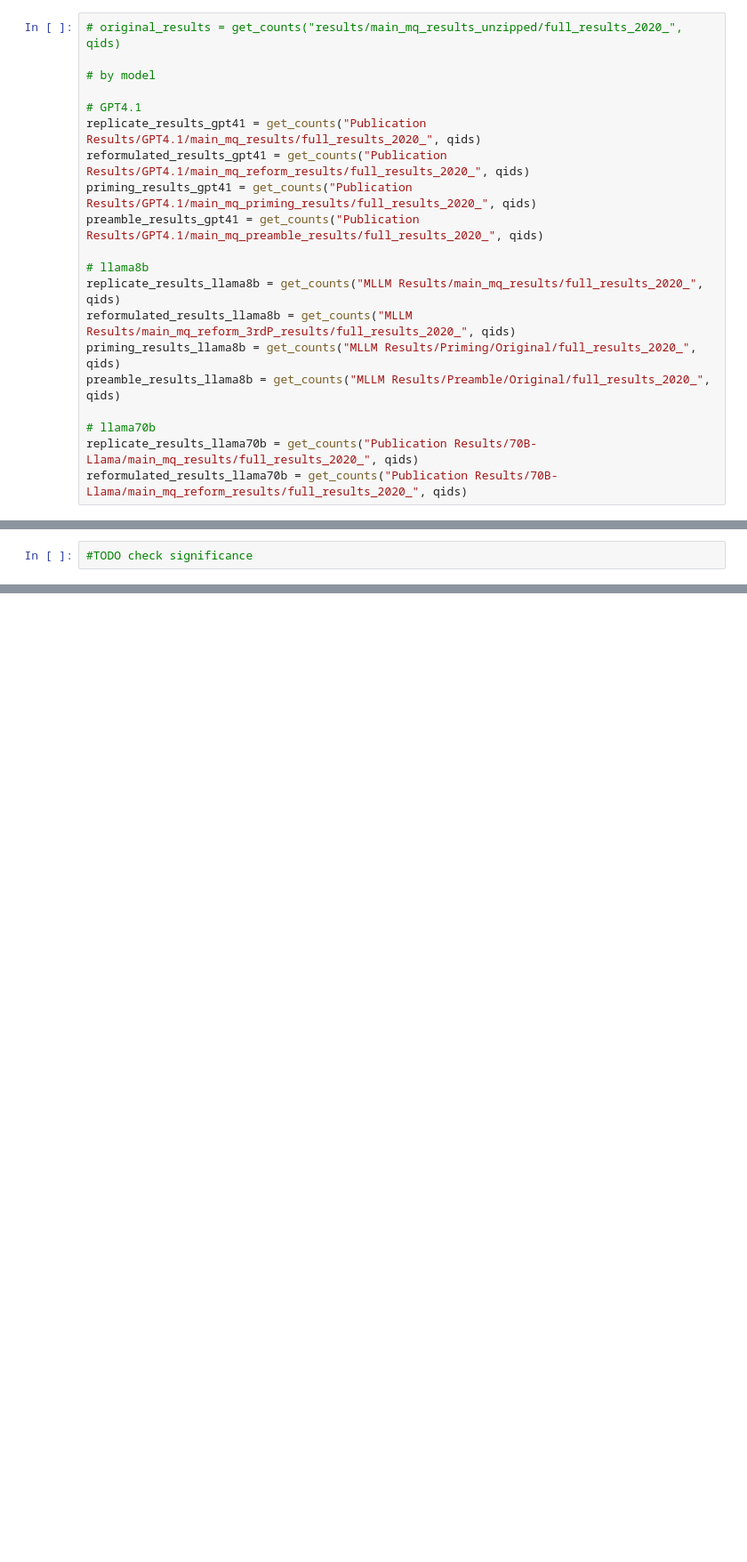
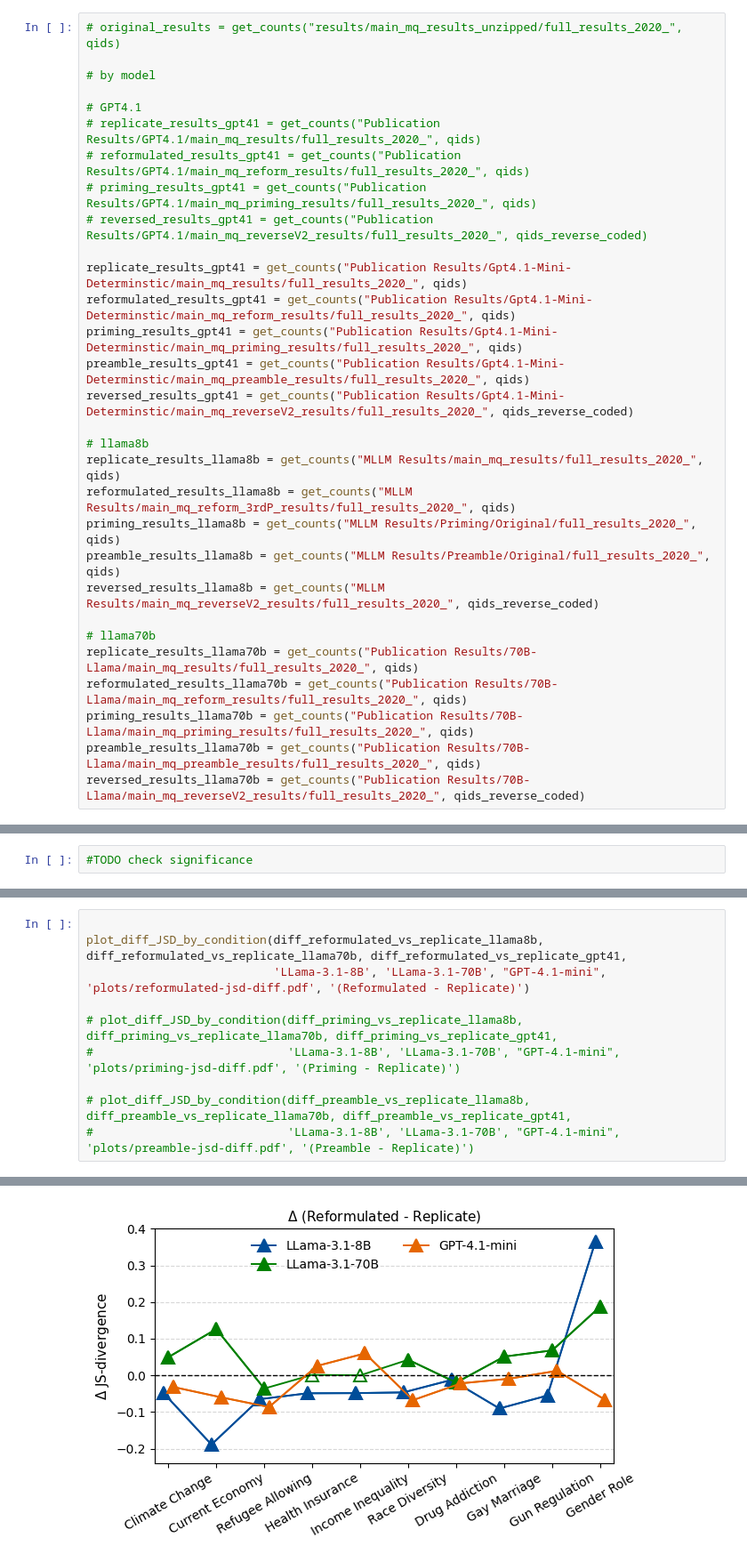
Before and after one commit to songgaojundeng/mitigating-social-desirability-bias, a Jupyter notebook: Condition_Analysis_Code.ipynb, the cells around one changed output, grey strips where cells are left out. Shown: that part at 89% size. Drawn from its saved outputs; the diff is of its cells as text; blank space fills up the shorter version.

```diff
--- a/Condition_Analysis_Code.ipynb
+++ b/Condition_Analysis_Code.ipynb
@@ -35,17 +34,27 @@ def get_counts(path, qids): #function to get a dict with counts for each questio
 # by model
 
 # GPT4.1
-replicate_results_gpt41 = get_counts("Publication Results/GPT4.1/main_mq_results/full_results_2020_", qids)
-reformulated_results_gpt41 = get_counts("Publication Results/GPT4.1/main_mq_reform_results/full_results_2020_", qids)
-priming_results_gpt41 = get_counts("Publication Results/GPT4.1/main_mq_priming_results/full_results_2020_", qids)
-preamble_results_gpt41 = get_counts("Publication Results/GPT4.1/main_mq_preamble_results/full_results_2020_", qids)
+# replicate_results_gpt41 = get_counts("Publication Results/GPT4.1/main_mq_results/full_results_2020_", qids)
+# reformulated_results_gpt41 = get_counts("Publication Results/GPT4.1/main_mq_reform_results/full_results_2020_", qids)
+# priming_results_gpt41 = get_counts("Publication Results/GPT4.1/main_mq_priming_results/full_results_2020_", qids)
+# reversed_results_gpt41 = get_counts("Publication Results/GPT4.1/main_mq_reverseV2_results/full_results_2020_", qids_reverse_coded)
+
+replicate_results_gpt41 = get_counts("Publication Results/Gpt4.1-Mini-Determinstic/main_mq_results/full_results_2020_", qids)
+reformulated_results_gpt41 = get_counts("Publication Results/Gpt4.1-Mini-Determinstic/main_mq_reform_results/full_results_2020_", qids)
+priming_results_gpt41 = get_counts("Publication Results/Gpt4.1-Mini-Determinstic/main_mq_priming_results/full_results_2020_", qids)
+preamble_results_gpt41 = get_counts("Publication Results/Gpt4.1-Mini-Determinstic/main_mq_preamble_results/full_results_2020_", qids)
+reversed_results_gpt41 = get_counts("Publication Results/Gpt4.1-Mini-Determinstic/main_mq_reverseV2_results/full_results_2020_", qids_reverse_coded)
 
 # llama8b
 replicate_results_llama8b = get_counts("MLLM Results/main_mq_results/full_results_2020_", qids)
 reformulated_results_llama8b = get_counts("MLLM Results/main_mq_reform_3rdP_results/full_results_2020_", qids)
 priming_results_llama8b = get_counts("MLLM Results/Priming/Original/full_results_2020_", qids)
 preamble_results_llama8b = get_counts("MLLM Results/Preamble/Original/full_results_2020_", qids)
+reversed_results_llama8b = get_counts("MLLM Results/main_mq_reverseV2_results/full_results_2020_", qids_reverse_coded)
 
 # llama70b
 replicate_results_llama70b = get_counts("Publication Results/70B-Llama/main_mq_results/full_results_2020_", qids)
 reformulated_results_llama70b = get_counts("Publication Results/70B-Llama/main_mq_reform_results/full_results_2020_", qids)
+priming_results_llama70b = get_counts("Publication Results/70B-Llama/main_mq_priming_results/full_results_2020_", qids)
+preamble_results_llama70b = get_counts("Publication Results/70B-Llama/main_mq_preamble_results/full_results_2020_", qids)
+reversed_results_llama70b = get_counts("Publication Results/70B-Llama/main_mq_reverseV2_results/full_results_2020_", qids_reverse_coded)
@@ -271,0 +402,11 @@ plot_diff_JSD_by_condition(diff_preamble_vs_replicate_llama8b, diff_preamble_vs_
+# %%
+
+plot_diff_JSD_by_condition(diff_reformulated_vs_replicate_llama8b, diff_reformulated_vs_replicate_llama70b, diff_reformulated_vs_replicate_gpt41,
+                           'LLama-3.1-8B', 'LLama-3.1-70B', "GPT-4.1-mini", 'plots/reformulated-jsd-diff.pdf', '(Reformulated - Replicate)')
+
+# plot_diff_JSD_by_condition(diff_priming_vs_replicate_llama8b, diff_priming_vs_replicate_llama70b, diff_priming_vs_replicate_gpt41,
+#                            'LLama-3.1-8B', 'LLama-3.1-70B', "GPT-4.1-mini", 'plots/priming-jsd-diff.pdf', '(Priming - Replicate)')
+
+# plot_diff_JSD_by_condition(diff_preamble_vs_replicate_llama8b, diff_preamble_vs_replicate_llama70b, diff_preamble_vs_replicate_gpt41,
+#                            'LLama-3.1-8B', 'LLama-3.1-70B', "GPT-4.1-mini", 'plots/preamble-jsd-diff.pdf', '(Preamble - Replicate)')
+# %% [output]
@@ -271,0 +414 @@ plot_diff_JSD_by_condition(diff_preamble_vs_replicate_llama8b, diff_preamble_vs_
+[figure, added]
```
Also changed, not shown: parts of 12 cells of this notebook, 4 other files.
